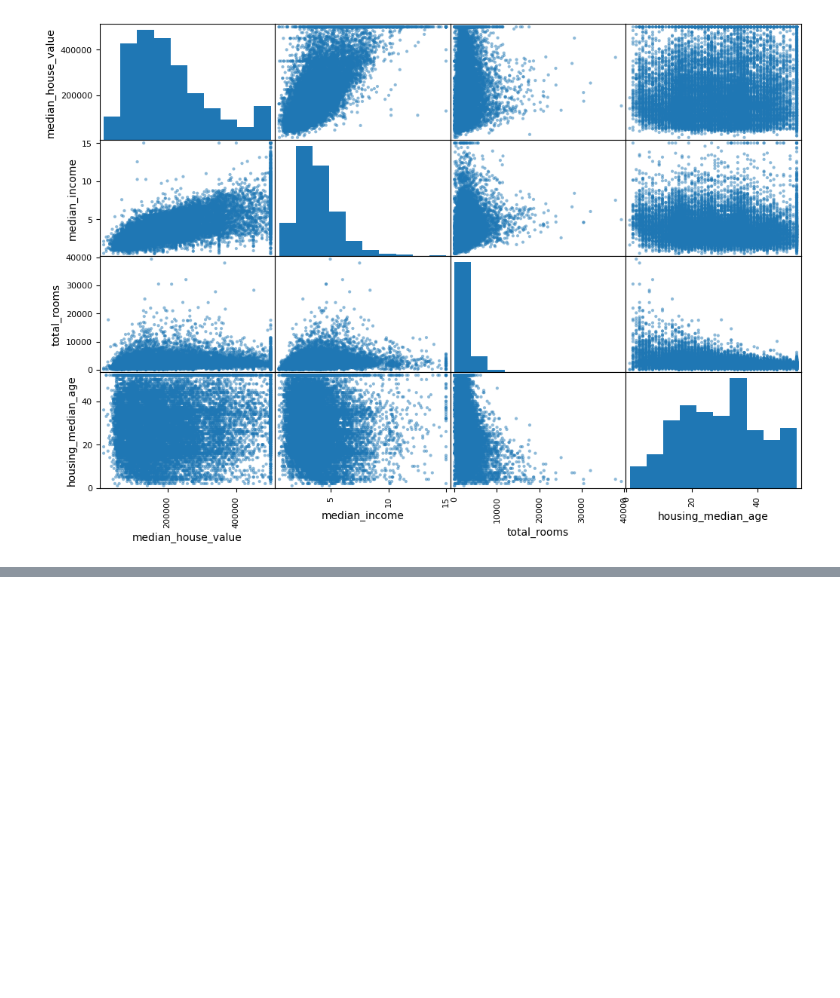
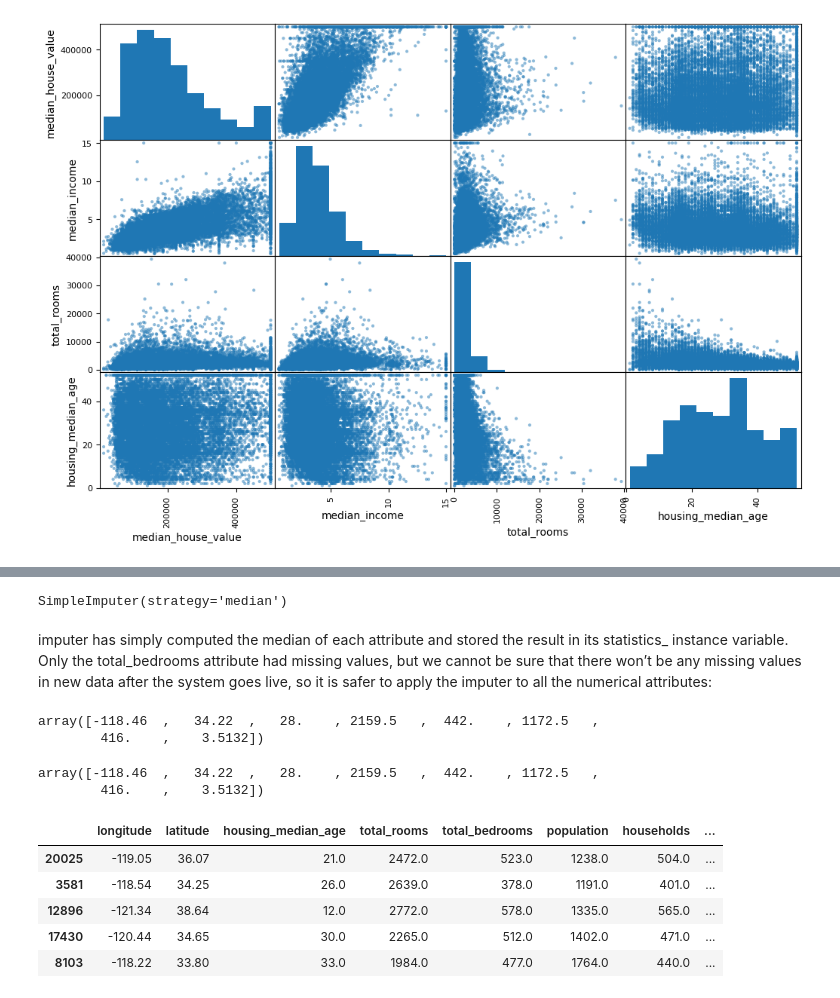
Before and after one commit to pralov-malla/Housing-Price-Prediction, a Jupyter notebook: housing.ipynb, the cells around one changed output, grey strips where cells are left out. Cells and saved outputs as stored; diff of their text form; code cells hidden in the pictures; blank space fills up the shorter version.

```diff
--- a/housing.ipynb
+++ b/housing.ipynb
@@ -300,0 +354,35 @@ array([[<Axes: xlabel='median_house_value', ylabel='median_house_value'>,
+# %%
+# median can only be computer for numerical att., so we need to create copy of
+# data without text att. ocean_proximity
+housing_num = housing.drop("ocean_proximity",axis =1 )
+# %%
+imputer.fit(housing_num)
+# %% [output]
+SimpleImputer(strategy='median')
+# %% [markdown]
+imputer has simply computed the median of each attribute and stored the result in its statistics_ instance variable. Only the total_bedrooms attribute had missing values, but we cannot be sure that there won’t be any missing values in new data after the system goes live, so it is safer to apply the imputer to all the numerical attributes:
+# %%
+imputer.statistics_
+# %% [output]
+array([-118.46  ,   34.22  ,   28.    , 2159.5   ,  442.    , 1172.5   ,
+        416.    ,    3.5132])
+# %%
+housing_num.median().values
+# %% [output]
+array([-118.46  ,   34.22  ,   28.    , 2159.5   ,  442.    , 1172.5   ,
+        416.    ,    3.5132])
+# %%
+# using this "trained" imputer to transform the training set by replacing missing values with learned medians
+X = imputer.transform(housing_num)
+# %%
+# Result is a plain numpy array containing transformed features. To put it back into dataframe
+housing_tr = pd.DataFrame(X, columns = housing_num.columns,index = housing_num.index)
+# %%
+housing_tr.sample(5)
+# %% [output]
+|  | longitude | latitude | housing_median_age | total_rooms | total_bedrooms | population | households | ... |
+| 20025 | -119.05 | 36.07 | 21.0 | 2472.0 | 523.0 | 1238.0 | 504.0 | ... |
+| 3581 | -118.54 | 34.25 | 26.0 | 2639.0 | 378.0 | 1191.0 | 401.0 | ... |
+| 12896 | -121.34 | 38.64 | 12.0 | 2772.0 | 578.0 | 1335.0 | 565.0 | ... |
+| 17430 | -120.44 | 34.65 | 30.0 | 2265.0 | 512.0 | 1402.0 | 471.0 | ... |
+| 8103 | -118.22 | 33.80 | 33.0 | 1984.0 | 477.0 | 1764.0 | 440.0 | ... |
```
Also changed, not shown: parts of 11 cells of this notebook.
